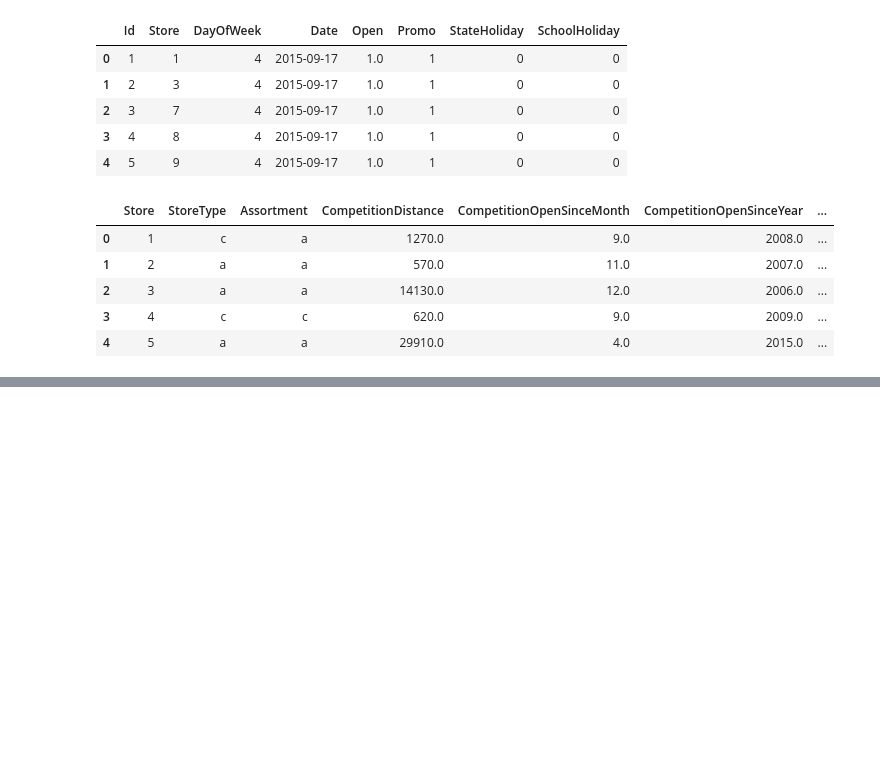
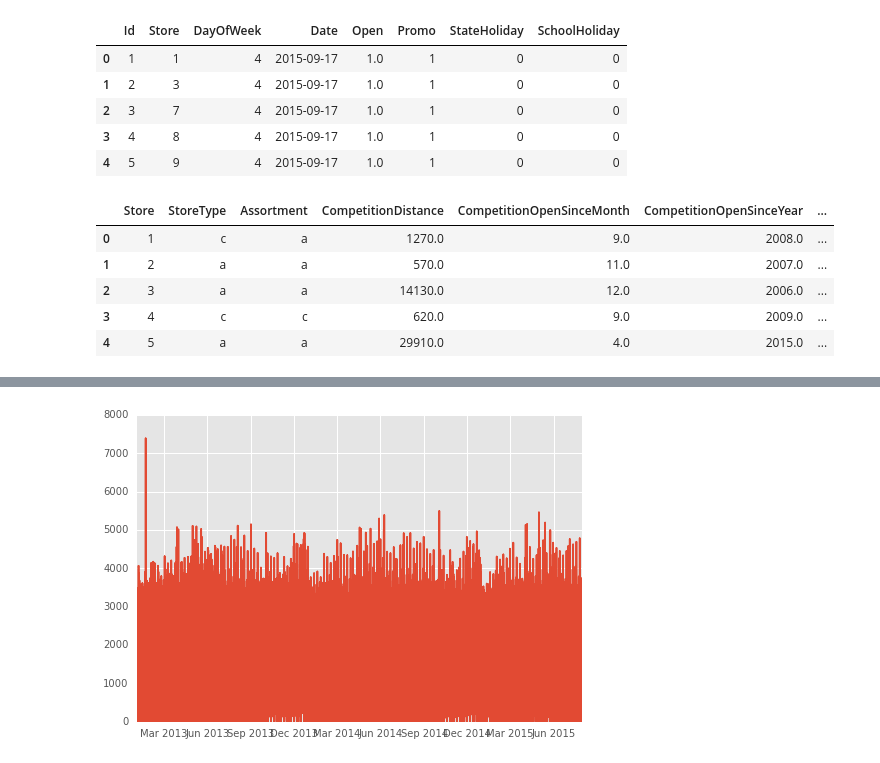
Before and after one commit to chaitu1385/RossmannKaggle, a Jupyter notebook: Data-Exploration/Rossmann Stores Forecasting.ipynb, the cells around one changed output, grey strips where cells are left out. Cells and saved outputs as stored; diff of their text form; code cells hidden in the pictures; blank space fills up the shorter version.

```diff
--- a/Data-Exploration/Rossmann Stores Forecasting.ipynb
+++ b/Data-Exploration/Rossmann Stores Forecasting.ipynb
@@ -123,0 +310,10 @@ store.head()
+# %%
+plt.figure()
+#pd.set_option('display.height', 1000)
+pd.set_option('display.max_rows', 1000)
+#pd.set_option('display.max_columns', 500)
+pd.set_option('display.width', 2000)
+plt.plot(train.Date, train.Customers)
+plt.show()
+# %% [output]
+[figure, added]
```
Also changed, not shown: parts of 38 cells of this notebook.
